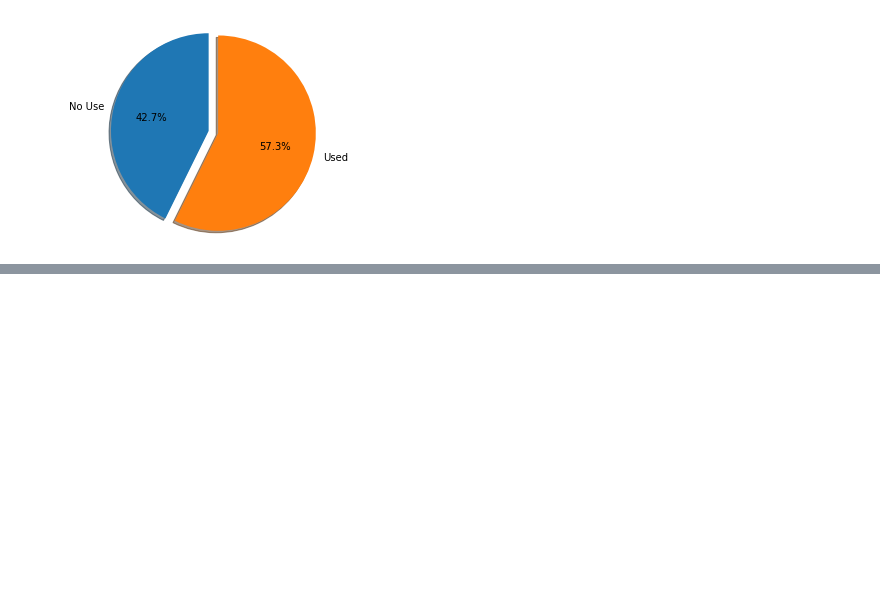
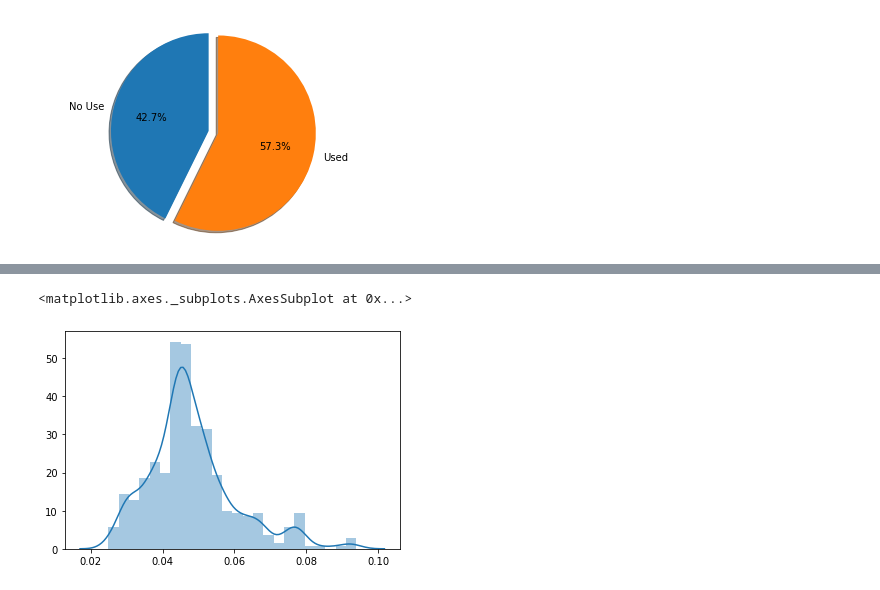
Before and after one commit to thiviyan98/ThiviyanNanthakumarCE888, a Jupyter notebook: Assignment1/Assignment1.ipynb, the cells around one changed output, grey strips where cells are left out. Cells and saved outputs as stored; diff of their text form; code cells hidden in the pictures; blank space fills up the shorter version.

```diff
--- a/Assignment1/Assignment1.ipynb
+++ b/Assignment1/Assignment1.ipynb
@@ -322,0 +448,6 @@ plt.show()
+# %%
+depreciationofcaptialstock=africadf['delta'].values
+sns.distplot(depreciationofcaptialstock)
+# %% [output]
+<matplotlib.axes._subplots.AxesSubplot at 0x...>
+[figure, added]
```
Also changed, not shown: parts of 41 cells of this notebook.
